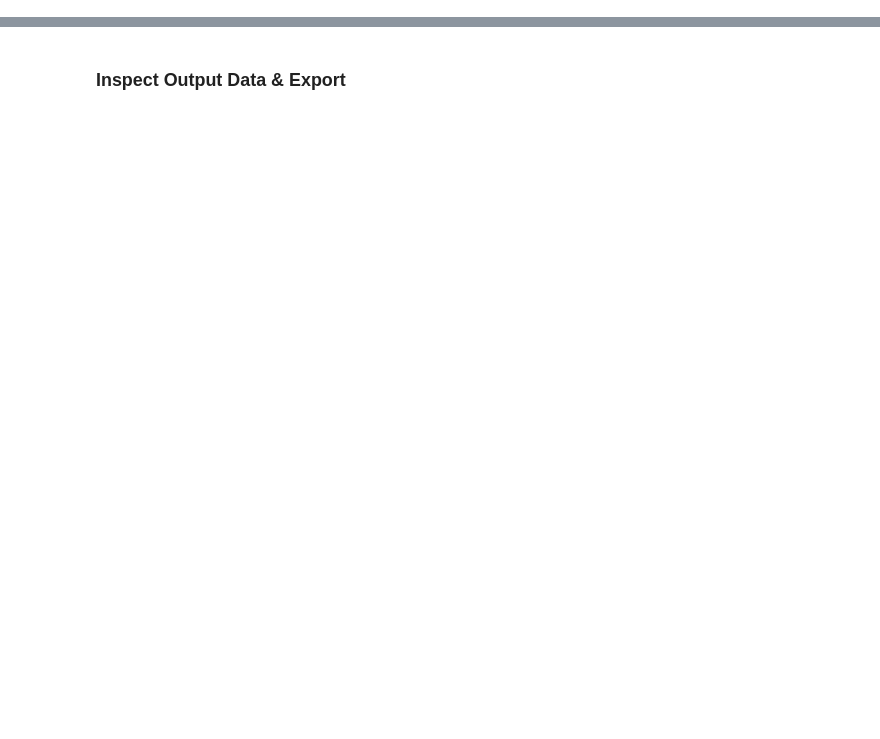
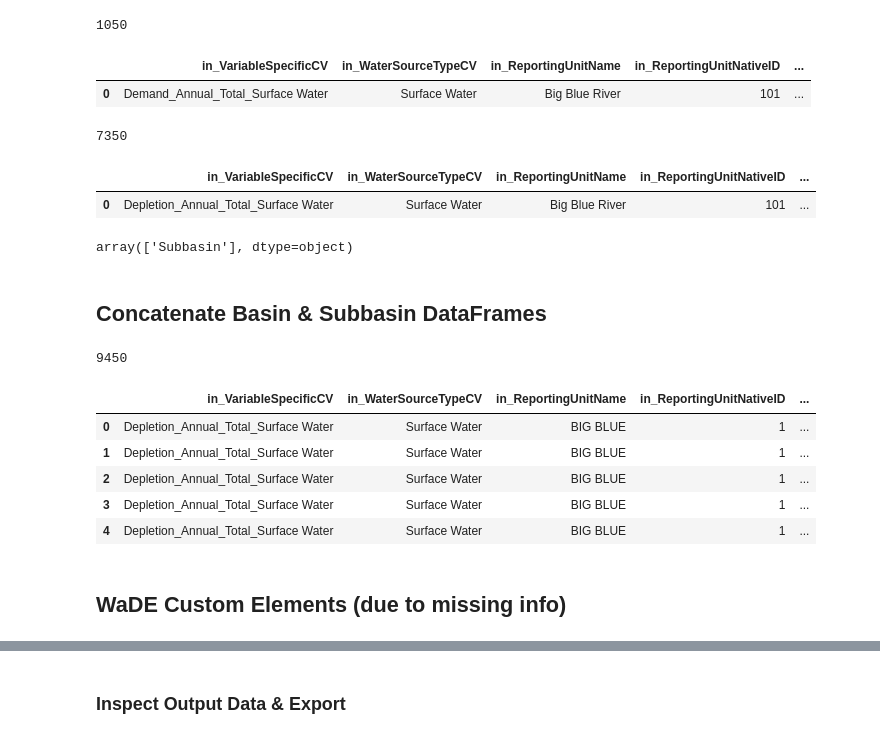
Before and after one commit to WSWCWaterDataExchange/MappingStatesDataToWaDE2.0, a Jupyter notebook: Nebraska/AggregatedAmounts/0_NEAggregatedDataPreprocess.ipynb, the cells around one changed output, grey strips where cells are left out. Drawn from its saved outputs; the diff is of its cells as text; code cells hidden in the pictures; blank space fills up the shorter version.

```diff
--- a/Nebraska/AggregatedAmounts/0_NEAggregatedDataPreprocess.ipynb
+++ b/Nebraska/AggregatedAmounts/0_NEAggregatedDataPreprocess.ipynb
@@ -339,0 +241,6 @@ df_out
+# %%
+#CSV input file
+fileInput = "RawInputData/INSIGHT_FinalSubBasinData_20151102_input.csv"
+df_sub = pd.read_csv(fileInput)
+print(len(df_sub))
+df_sub.head(1)
@@ -340,3 +407,64 @@ df_out
+# %%
+# 7, Basin, Demand_Annual_Total_Surface Water
+df7_sub_DeATS = pd.DataFrame(index=df_sub.index)
+
+# Variable Info
+df7_sub_DeATS['in_VariableSpecificCV'] = "Demand_Annual_Total_Surface Water"
+
+# WaterSource Info
+df7_sub_DeATS['in_WaterSourceTypeCV'] = "Surface Water"
+
+# ReportingUnit Info
+df7_sub_DeATS['in_ReportingUnitName'] = df_sub['Subbasin']
+df7_sub_DeATS['in_ReportingUnitNativeID'] = df_sub['SubID']
+df7_sub_DeATS['in_ReportingUnitTypeCV'] = "Subbasin"
+
+# AggregatedAmounts Info
+df7_sub_DeATS['in_ReportYearCV'] = df_sub['Year']
+df7_sub_DeATS['in_Amount'] = df_sub['SWDemandTotal_Annual']
+df7_sub_DeATS['in_BeneficialUseCategory'] = "Total"
+
+print(len(df7_sub_DeATS))
+df7_sub_DeATS.head(1)
+# %% [output]
+1050
+|  | in_VariableSpecificCV | in_WaterSourceTypeCV | in_ReportingUnitName | in_ReportingUnitNativeID | ... |
+| 0 | Demand_Annual_Total_Surface Water | Surface Water | Big Blue River | 101 | ... |
+# %%
+# Concatenate Subbasin DataFrames
+frames = [df1_sub_DATS, df2_sub_DATG, d3f_sub_CATG, df4_sub_CAIrG, df5_sub_CAMG, df6_sub_CAInG, df7_sub_DeATS]
+df_SubbasinOUT = pd.concat(frames)
+
+print(len(df_SubbasinOUT))
+df_SubbasinOUT.head(1)
+# %% [output]
+7350
+|  | in_VariableSpecificCV | in_WaterSourceTypeCV | in_ReportingUnitName | in_ReportingUnitNativeID | ... |
+| 0 | Depletion_Annual_Total_Surface Water | Surface Water | Big Blue River | 101 | ... |
+# %%
+# variable check
+df_SubbasinOUT['in_ReportingUnitTypeCV'].unique()
+# %% [output]
+array(['Subbasin'], dtype=object)
+# %% [markdown]
+## Concatenate Basin & Subbasin DataFrames
+# %%
+# Concatenate Subbasin DataFrames
+frames = [df_BasinOUT, df_SubbasinOUT]
+df_out = pd.concat(frames).reset_index(drop=True)
+
+print(len(df_out))
+df_out.head()
+# %% [output]
+9450
+|  | in_VariableSpecificCV | in_WaterSourceTypeCV | in_ReportingUnitName | in_ReportingUnitNativeID | ... |
+| 0 | Depletion_Annual_Total_Surface Water | Surface Water | BIG BLUE | 1 | ... |
+| 1 | Depletion_Annual_Total_Surface Water | Surface Water | BIG BLUE | 1 | ... |
+| 2 | Depletion_Annual_Total_Surface Water | Surface Water | BIG BLUE | 1 | ... |
+| 3 | Depletion_Annual_Total_Surface Water | Surface Water | BIG BLUE | 1 | ... |
+| 4 | Depletion_Annual_Total_Surface Water | Surface Water | BIG BLUE | 1 | ... |
+# %% [markdown]
+## WaDE Custom Elements (due to missing info)
 # %%
 # Creating WaDE Custom water source native ID for easy water source identification
 # ----------------------------------------------------------------------------------------------------
```
Also changed, not shown: parts of 57 cells of this notebook, 43 other files.
